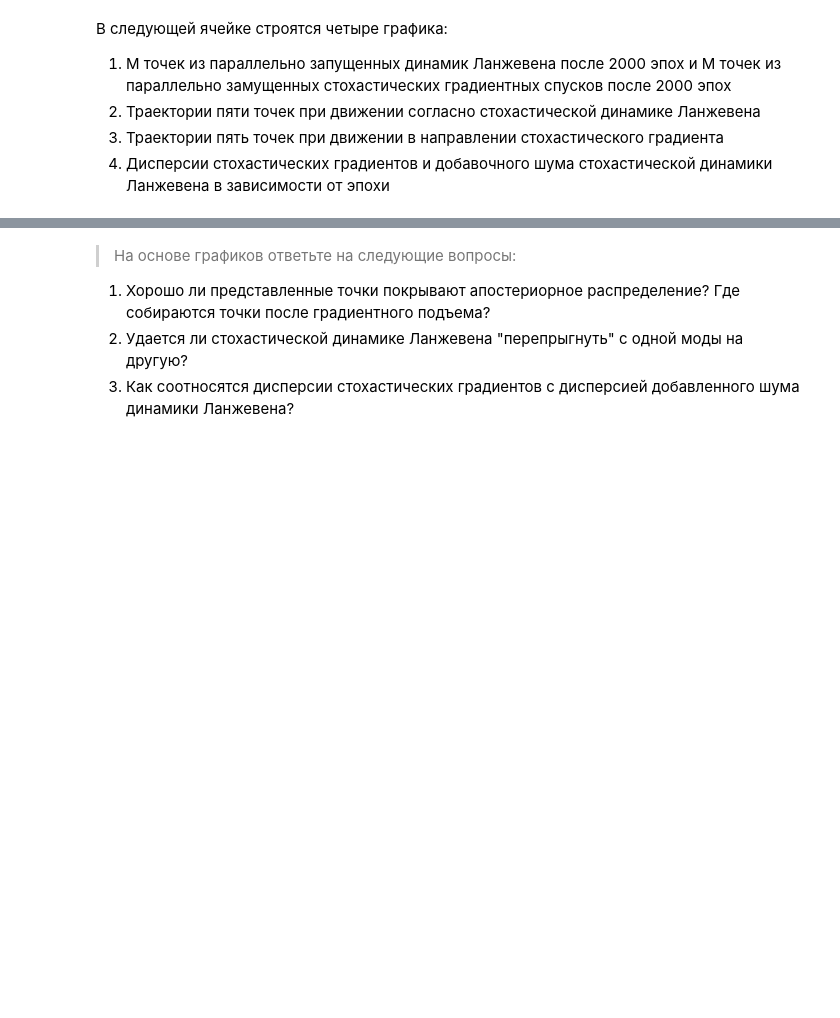
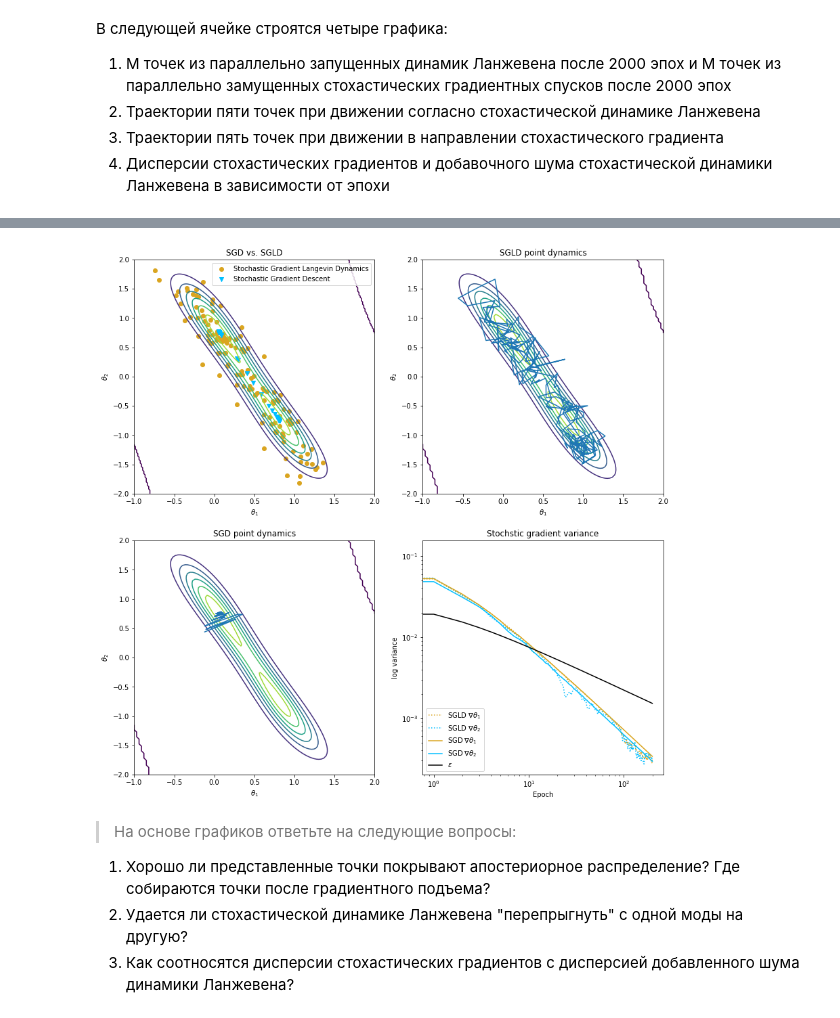
Before and after one commit to Stasiche/BMMO, a Jupyter notebook: Lab_2/Langevin Dynamics (JAX).ipynb, the cells around one changed output, grey strips where cells are left out. Cells and saved outputs as stored; diff of their text form; code cells hidden in the pictures; blank space fills up the shorter version.

```diff
--- a/Lab_2/Langevin Dynamics (JAX).ipynb
+++ b/Lab_2/Langevin Dynamics (JAX).ipynb
@@ -555,3 +549,40 @@ axes[1][1].legend(loc='lower left');
+# %%
+fig, axes = plt.subplots(nrows=2, ncols=2, figsize=(14, 14))
+
+plot_posterior(axes[0][0], data, 200)
+axes[0][0].scatter(weights_a[:, 0],
+                   weights_a[:, 1],
+                   c='goldenrod',
+                   label='Stochastic Gradient Langevin Dynamics')
+axes[0][0].scatter(weights_b[:, 0],
+                   weights_b[:, 1],
+                   marker='v',
+                   c='deepskyblue',
+                   label='Stochastic Gradient Descent')
+axes[0][0].set_title('SGD vs. SGLD')
+axes[0][0].legend(loc='upper right')
+
+plot_posterior(axes[0][1], data)
+plot_posterior(axes[1][0], data)
+axes[0][1].set_title(r'SGLD point dynamics')
+axes[1][0].set_title(r'SGD point dynamics')
+
+axes[0][1].plot(theta_dynamics_a[:, 1, 0], theta_dynamics_a[:, 1, 1])
+axes[1][0].plot(theta_dynamics_b[:, 1, 0], theta_dynamics_b[:, 1, 1])
+
+axes[1][1].set_title('Stochstic gradient variance')
+axes[1][1].set_yscale("log", nonpositive='clip')
+axes[1][1].set_xscale("log", nonpositive='clip')
+axes[1][1].plot(theta_vars_a[:, 0], label=r'SGLD $\nabla \theta_1$', c='goldenrod', ls=':')
+axes[1][1].plot(theta_vars_a[:, 1], label=r'SGLD $\nabla \theta_2$', c='deepskyblue', ls=':')
+axes[1][1].plot(theta_vars_b[:, 0], label=r'SGD $\nabla \theta_1$', c='goldenrod', ls='-')
+axes[1][1].plot(theta_vars_b[:, 1], label=r'SGD $\nabla \theta_2$', c='deepskyblue', ls='-')
+axes[1][1].plot(noise_vars_a, label=r'$\varepsilon$', c='black')
+axes[1][1].set_xlabel('Epoch')
+axes[1][1].set_ylabel('log variance')
+axes[1][1].legend(loc='lower left');
+# %% [output]
+[figure, added]
 # %% [markdown]
 > На основе графиков ответьте на следующие вопросы:
 1. Хорошо ли представленные точки покрывают апостериорное распределение? Где собираются точки после градиентного подъема?
```
Also changed, not shown: parts of 14 cells of this notebook.
